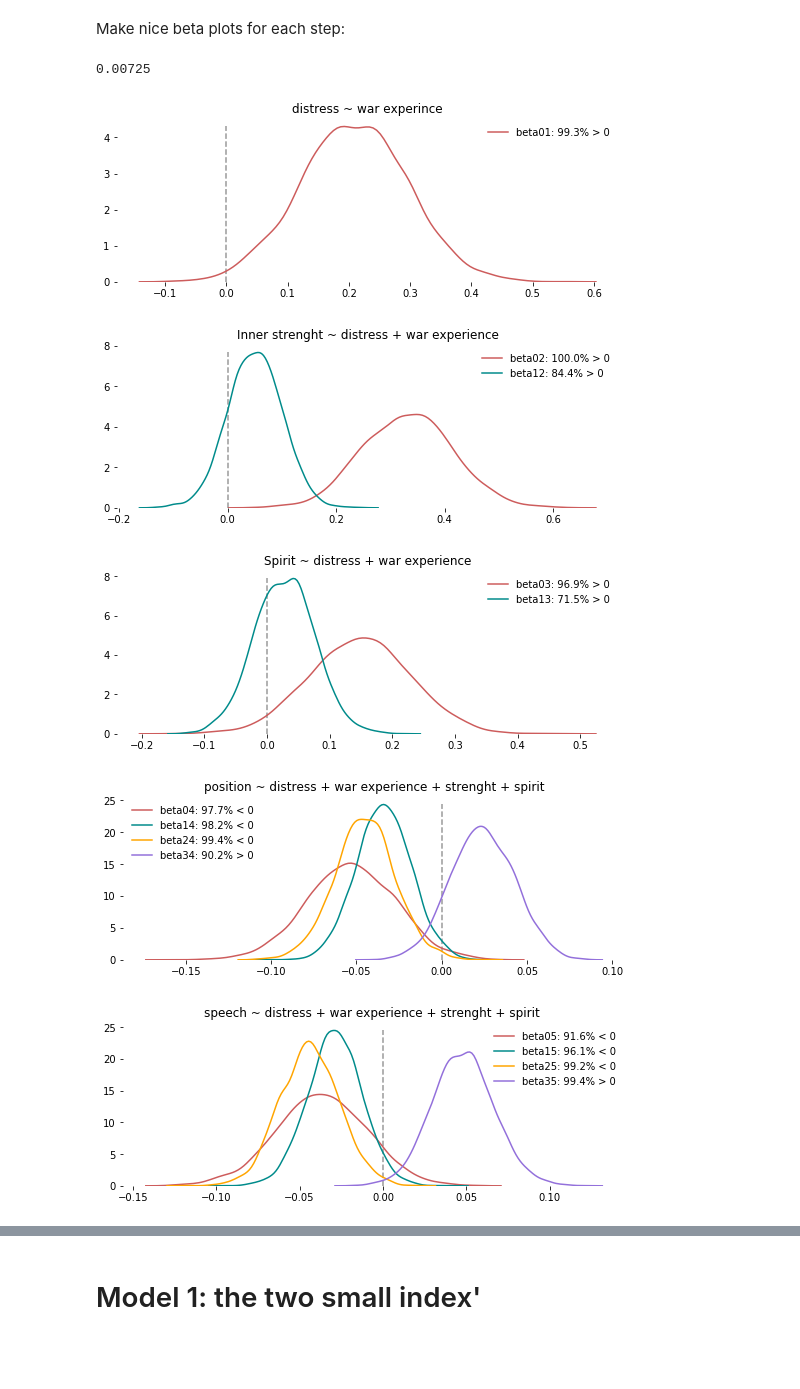
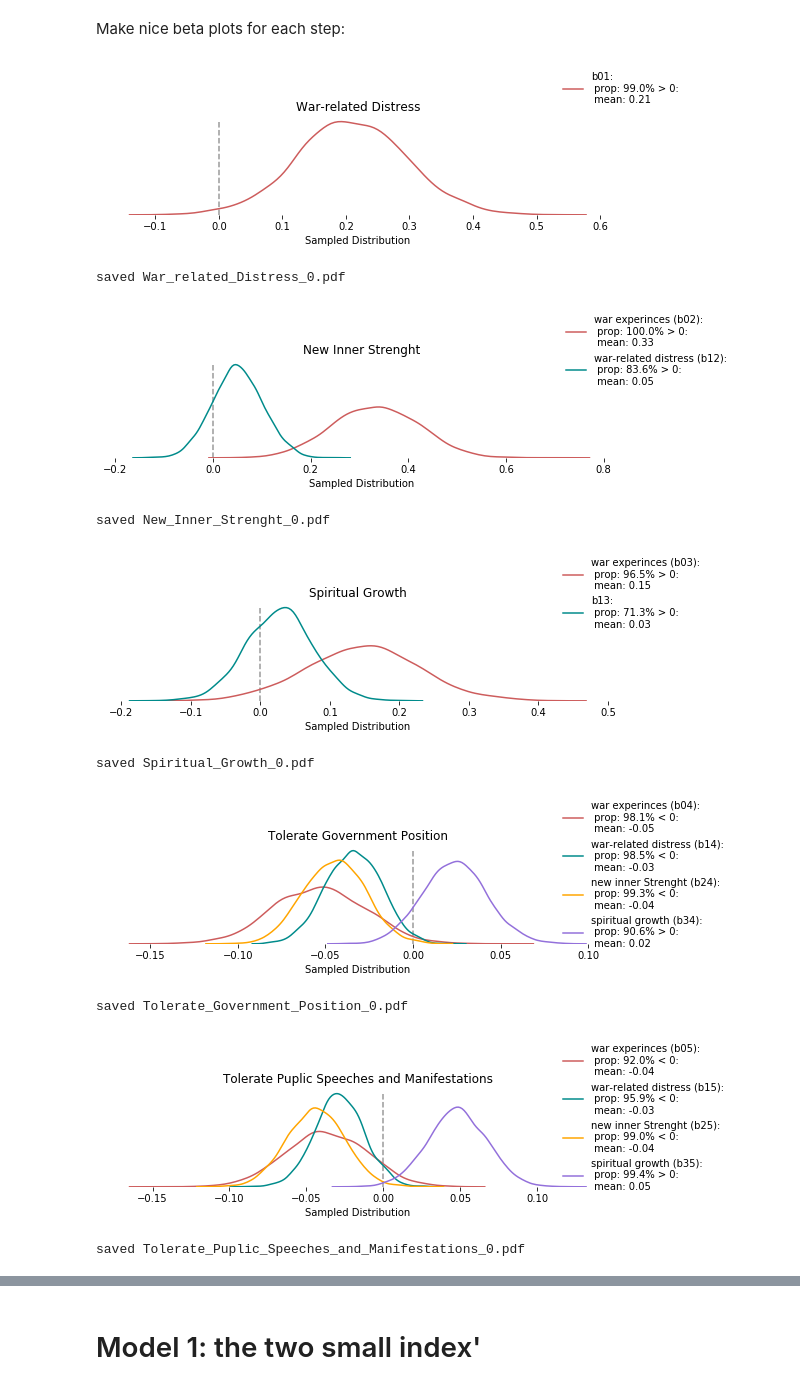
Before and after one commit to Polichinel/PLWC_scripts, a Jupyter notebook: py_bayesian_sem.ipynb, the cells around one changed output, grey strips where cells are left out. Drawn from its saved outputs; the diff is of its cells as text; code cells hidden in the pictures; blank space fills up the shorter version.

```diff
--- a/py_bayesian_sem.ipynb
+++ b/py_bayesian_sem.ipynb
@@ -384,9 +384,4 @@ NUTS: [sigma, gamma5, gamma4, gamma1, beta35, beta25, beta15, beta05, beta34, be
 ** Pretty much the same as in R. No real differences.**
 # %% [markdown]
 Make nice beta plots for each step:
-# %%
-sum(trace0.get_values('beta01')[:,0] > 0)/len(trace0.get_values('beta01')[:,0])
-sum(trace0.get_values('beta01')[:,0] < 0)/len(trace0.get_values('beta01')[:,0])
-# %% [output]
-0.00725
 # %%
@@ -438,18 +445,31 @@ def disp_props(trace = trace0, features = ['beta01']):
-# %%
-prop_plot(title='distress ~ war experince')
-
-prop_plot(features = ['beta02','beta12'], labels = ['beta02','beta12'], title='Inner strenght ~ distress + war experience')
-
-prop_plot(features = ['beta03','beta13'], labels = ['beta03','beta13'], title='Spirit ~ distress + war experience')
-
-prop_plot(features = ['beta04','beta14','beta24','beta34'], labels = ['beta04','beta14','beta24','beta34'],
-          title='position ~ distress + war experience + strenght + spirit')
-
-prop_plot(features = ['beta05','beta15','beta25','beta35'], labels = ['beta05','beta15','beta25','beta35'],
-          title='speech ~ distress + war experience + strenght + spirit ')
-# %% [output]
-[figure, removed]
-[figure, removed]
-[figure, removed]
-[figure, removed]
-[figure, removed]
+# %%
+prop_plot(title='War-related Distress', labels=['b01'], trace_nr = '0')
+
+prop_plot(features = ['beta02','beta12'],
+          labels = ['war experinces (b02)','war-related distress (b12)'],
+          title='New Inner Strenght', trace_nr = '0')
+
+prop_plot(features = ['beta03','beta13'],
+          labels = ['war experinces (b03)','b13'],
+          title='Spiritual Growth', trace_nr = '0')
+
+prop_plot(features = ['beta04','beta14','beta24','beta34'],
+          labels = ['war experinces (b04)','war-related distress (b14)',
+                    'new inner Strenght (b24)','spiritual growth (b34)'],
+          title='Tolerate Government Position', trace_nr = '0')
+
+prop_plot(features = ['beta05','beta15','beta25','beta35'],
+          labels = ['war experinces (b05)','war-related distress (b15)',
+                    'new inner Strenght (b25)','spiritual growth (b35)'],
+          title='Tolerate Puplic Speeches and Manifestations', trace_nr = '0')
+# %% [output]
+[figure, added]
+saved War_related_Distress_0.pdf
+[figure, added]
+saved New_Inner_Strenght_0.pdf
+[figure, added]
+saved Spiritual_Growth_0.pdf
+[figure, added]
+saved Tolerate_Government_Position_0.pdf
+[figure, added]
+saved Tolerate_Puplic_Speeches_and_Manifestations_0.pdf
```
Also changed, not shown: parts of 43 cells of this notebook.
